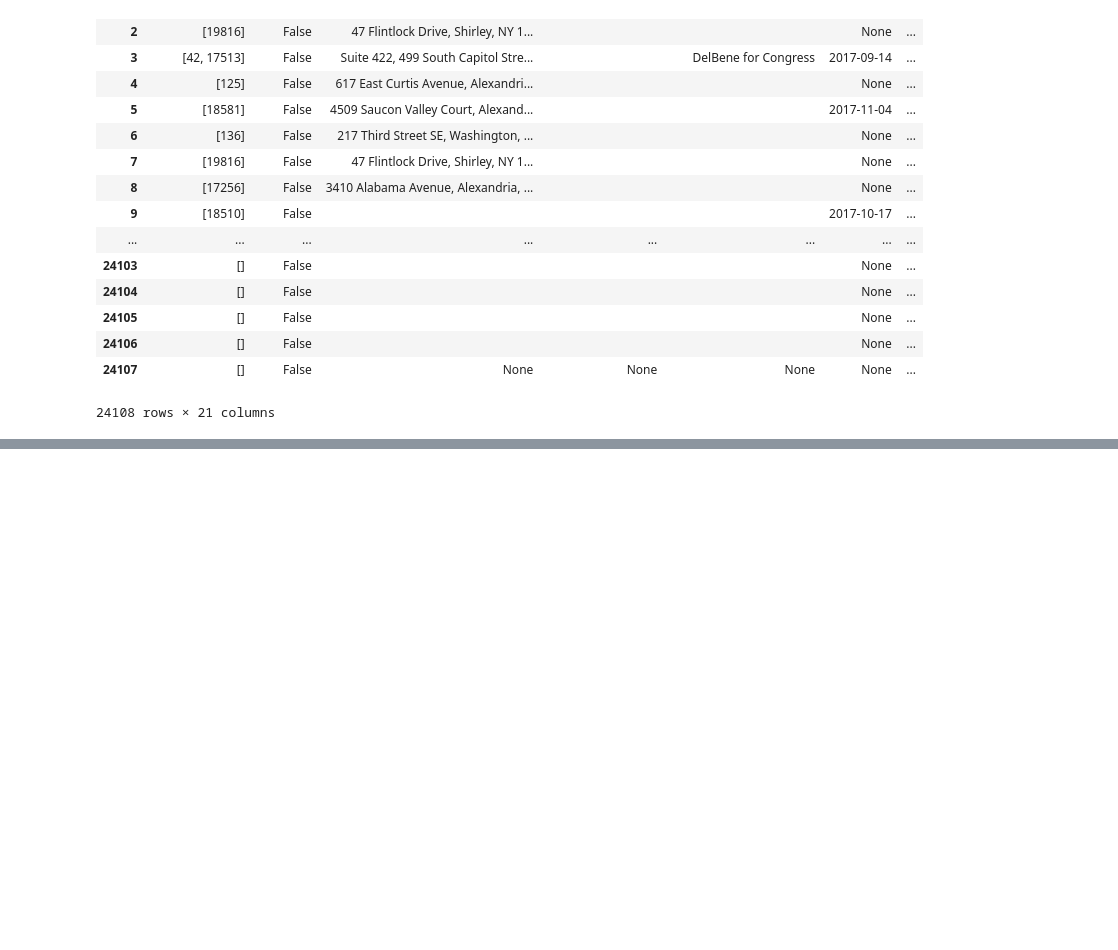
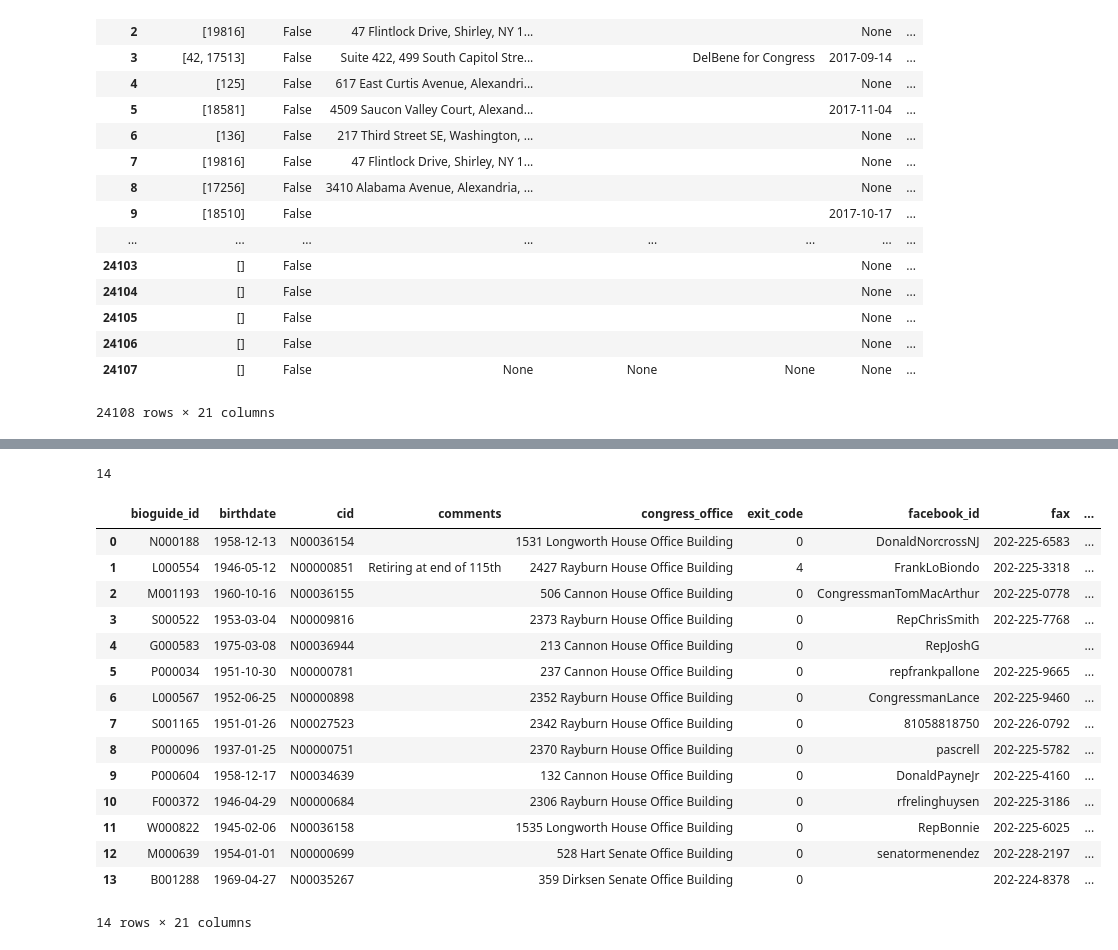
Before and after one commit to shoshievass/LobbyNetworks, a Jupyter notebook: readData.ipynb, the cells around one changed output, grey strips where cells are left out. Saved outputs shown, nothing was run; the diff lists cells and outputs as text; code cells hidden in the pictures; blank space fills up the shorter version.

```diff
--- a/readData.ipynb
+++ b/readData.ipynb
@@ -120,0 +150,25 @@ dfEvent
+# %%
+file=open(dataDir+'candidates_list.json', 'r')
+
+j=json.loads(file.readline())
+print(len(j))
+dfCandidates=pd.DataFrame(j)
+dfCandidates
+# %% [output]
+14
+|  | bioguide_id | birthdate | cid | comments | congress_office | exit_code | facebook_id | fax | ... |
+| 0 | N000188 | 1958-12-13 | N00036154 |  | 1531 Longworth House Office Building | 0 | DonaldNorcrossNJ | 202-225-6583 | ... |
+| 1 | L000554 | 1946-05-12 | N00000851 | Retiring at end of 115th | 2427 Rayburn House Office Building | 4 | FrankLoBiondo | 202-225-3318 | ... |
+| 2 | M001193 | 1960-10-16 | N00036155 |  | 506 Cannon House Office Building | 0 | CongressmanTomMacArthur | 202-225-0778 | ... |
+| 3 | S000522 | 1953-03-04 | N00009816 |  | 2373 Rayburn House Office Building | 0 | RepChrisSmith | 202-225-7768 | ... |
+| 4 | G000583 | 1975-03-08 | N00036944 |  | 213 Cannon House Office Building | 0 | RepJoshG |  | ... |
+| 5 | P000034 | 1951-10-30 | N00000781 |  | 237 Cannon House Office Building | 0 | repfrankpallone | 202-225-9665 | ... |
+| 6 | L000567 | 1952-06-25 | N00000898 |  | 2352 Rayburn House Office Building | 0 | CongressmanLance | 202-225-9460 | ... |
+| 7 | S001165 | 1951-01-26 | N00027523 |  | 2342 Rayburn House Office Building | 0 | 81058818750 | 202-226-0792 | ... |
+| 8 | P000096 | 1937-01-25 | N00000751 |  | 2370 Rayburn House Office Building | 0 | pascrell | 202-225-5782 | ... |
+| 9 | P000604 | 1958-12-17 | N00034639 |  | 132 Cannon House Office Building | 0 | DonaldPayneJr | 202-225-4160 | ... |
+| 10 | F000372 | 1946-04-29 | N00000684 |  | 2306 Rayburn House Office Building | 0 | rfrelinghuysen | 202-225-3186 | ... |
+| 11 | W000822 | 1945-02-06 | N00036158 |  | 1535 Longworth House Office Building | 0 | RepBonnie | 202-225-6025 | ... |
+| 12 | M000639 | 1954-01-01 | N00000699 |  | 528 Hart Senate Office Building | 0 | senatormenendez | 202-228-2197 | ... |
+| 13 | B001288 | 1969-04-27 | N00035267 |  | 359 Dirksen Senate Office Building | 0 |  | 202-224-8378 | ... |
+14 rows × 21 columns
```
Also changed, not shown: parts of 15 cells of this notebook, 12 other files.
